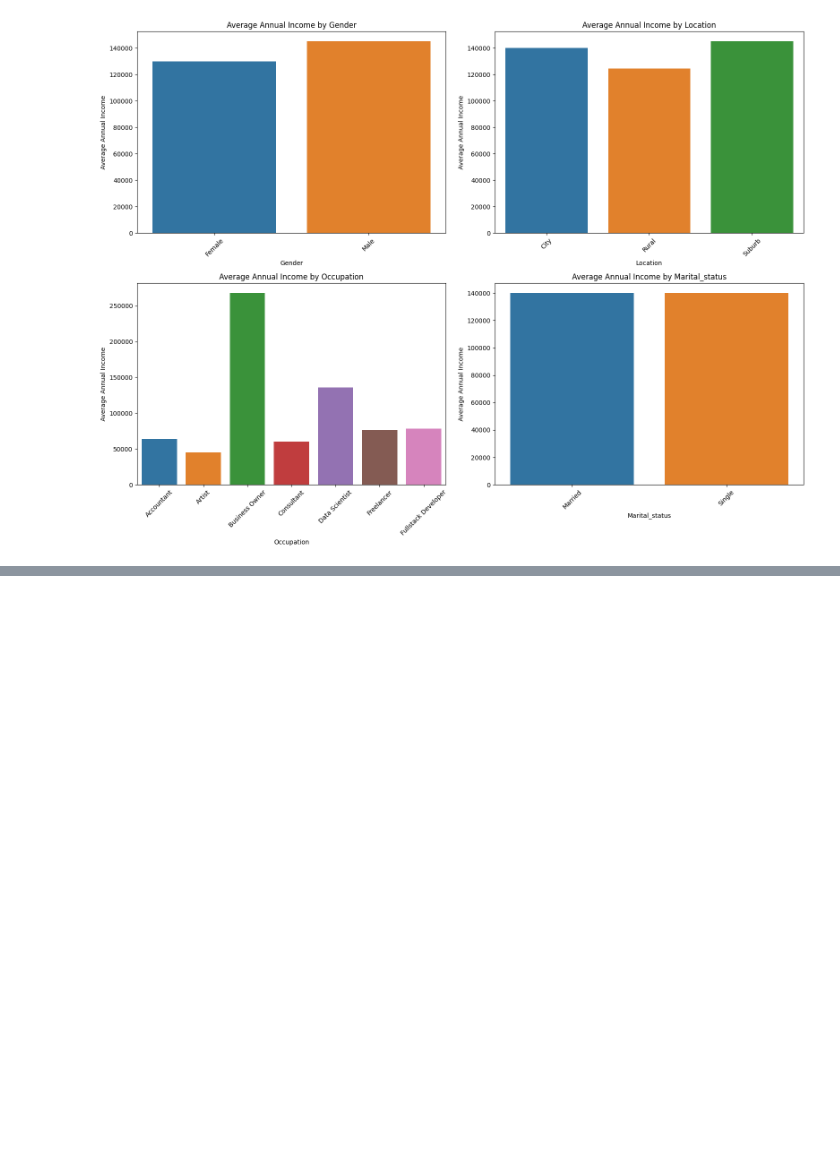
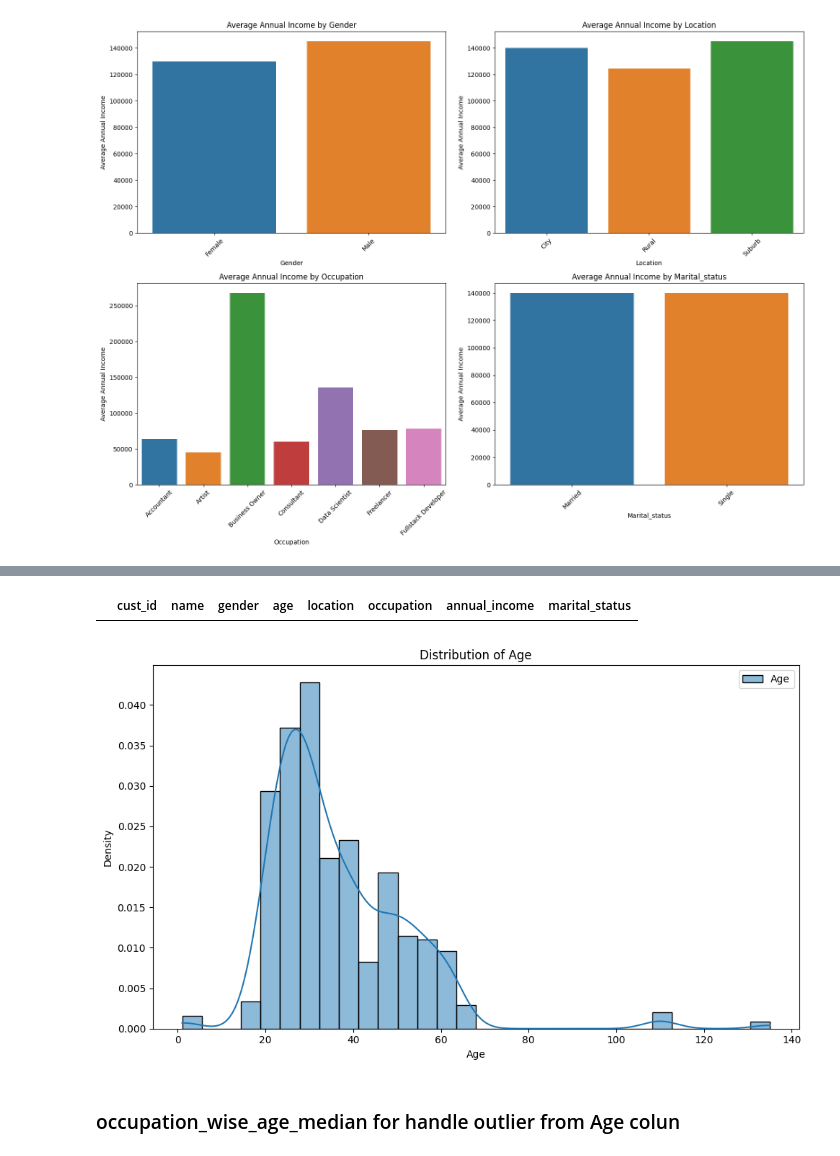
Before and after one commit to ashishjadhav123/Math-and-Statistics-DS, a Jupyter notebook: Project/Phase 1 - Find Target Market/Phase1_AtliQo_Bank.ipynb, the cells around one changed output, grey strips where cells are left out. Cells and saved outputs as stored; diff of their text form; code cells hidden in the pictures; blank space fills up the shorter version.

Commit message:
Age outlier handle 13-07-2025

```diff
--- a/Project/Phase 1 - Find Target Market/Phase1_AtliQo_Bank.ipynb
+++ b/Project/Phase 1 - Find Target Market/Phase1_AtliQo_Bank.ipynb
@@ -298,0 +325,17 @@ plt.show()
+# %%
+df_customer[df_customer['age'] == 0].head()
+# %% [output]
+|  | cust_id | name | gender | age | location | occupation | annual_income | marital_status |
+# %%
+plt.figure(figsize=(10, 6))
+
+sns.histplot(df_customer['age'], bins=30, kde=True, stat='density', label='Age')
+plt.title('Distribution of Age')
+plt.xlabel('Age')
+plt.legend()
+plt.tight_layout()
+plt.show()
+# %% [output]
+[figure, added]
+# %% [markdown]
+<h3> occupation_wise_age_median for handle outlier from Age colun </h3>
```
Also changed, not shown: parts of 8 cells of this notebook.
